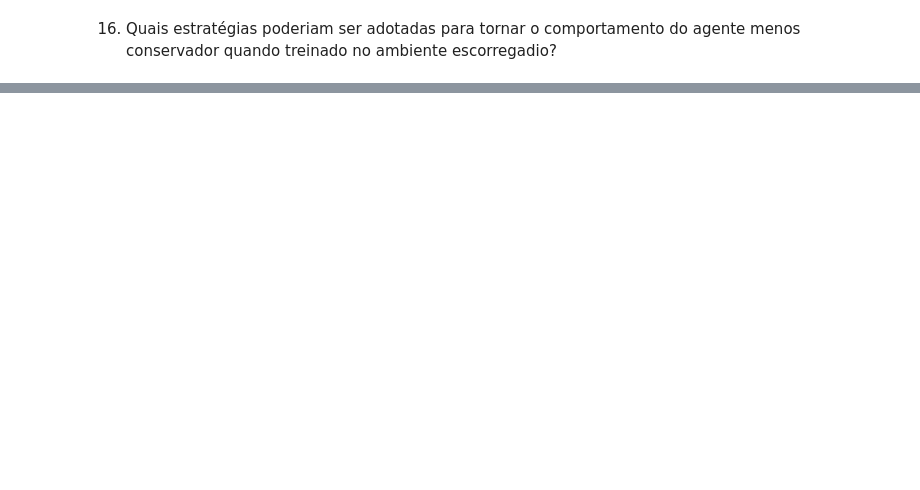
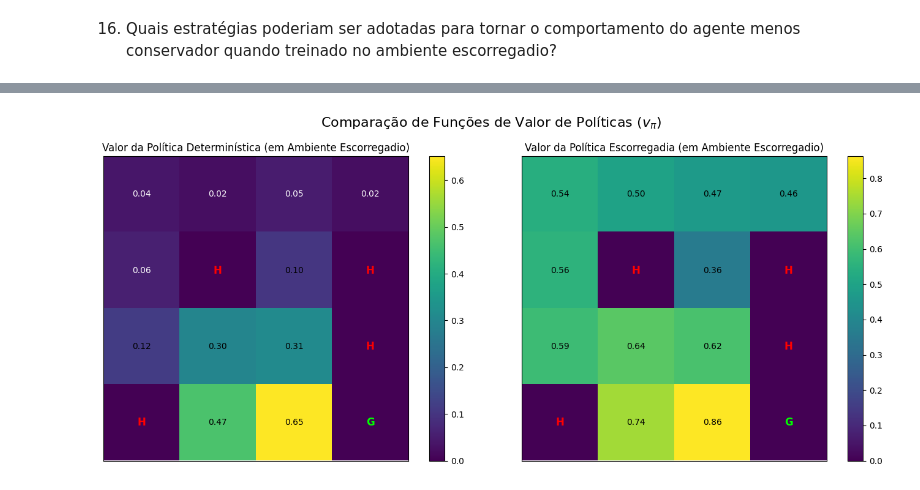
Before and after one commit to ARRETdaniel/25-2_aprendizado-por-reforco, a Jupyter notebook: L1/ps1-copy-dev.ipynb, the cells around one changed output, grey strips where cells are left out. Saved outputs shown, nothing was run; the diff lists cells and outputs as text; code cells hidden in the pictures; blank space fills up the shorter version.

```diff
--- a/L1/ps1-copy-dev.ipynb
+++ b/L1/ps1-copy-dev.ipynb
@@ -740,0 +714,96 @@ Do ponto de vista de um desenvolvedor focado em segurança e otimalidade, a pol
+# %%
+# ==============================================
+# Função de Plotagem
+# ==============================================
+
+def plot_value_function(V, desc, ax, title):
+    """
+    Plota a função de valor V em um grid representando o ambiente Frozen Lake.
+    """
+    n_rows, n_cols = desc.shape
+    V_reshaped = V.reshape(n_rows, n_cols)
+
+    im = ax.imshow(V_reshaped, cmap='viridis', interpolation='nearest')
+
+    fig = plt.gcf() # Obtém a figura atual para a colorbar
+
+    # Adiciona anotações de texto em cada célula
+    for i in range(n_rows):
+        for j in range(n_cols):
+            val = V_reshaped[i, j]
+            # Ajusta a cor do texto para melhor contraste com o fundo da célula
+            text_color = "white" if val < V_reshaped.mean() * 0.75 else "black"
+
+            # Marca os buracos (H) e o objetivo (G) para clareza
+            if desc[i, j] == b'H':
+                cell_text = "H"
+                ax.text(j, i, cell_text, ha="center", va="center", color="red", weight="bold", fontsize=12)
+            elif desc[i, j] == b'G':
+                cell_text = "G"
+                ax.text(j, i, cell_text, ha="center", va="center", color="lime", weight="bold", fontsize=12)
+            else:
+                cell_text = f"{val:.2f}"
+                ax.text(j, i, cell_text, ha="center", va="center", color=text_color, fontsize=10)
+
+    fig.colorbar(im, ax=ax)
+    ax.set_title(title)
+    ax.set_xticks([])
+    ax.set_yticks([])
+
+# ==============================================
+# Avaliação das Políticas no Ambiente Escorregadio
+# ==============================================
+
+print("Avaliando as políticas no ambiente escorregadio...")
+
+# Parâmetros para a avaliação
+gamma = 0.99
+theta = 1e-8
+
+# Abre o ambiente escorregadio uma vez para as duas avaliações
+env_slippery = gym.make("FrozenLake-v1", map_name="4x4", is_slippery=True)
+desc_slippery = env_slippery.unwrapped.desc
+
+# 1. Avalia a política treinada no ambiente DETERMINÍSTICO
+#    quando executada no ambiente ESCORREGADIO.
+V_deterministic_in_slippery, _ = init_policy_iteration(env_slippery)
+evaluate_policy(env_slippery, policy_iteration_deterministic, V_deterministic_in_slippery, gamma, theta)
+print("Avaliação da política determinística concluída.")
+
+# 2. Avalia a política treinada no ambiente ESCORREGADIO
+#    quando executada no mesmo ambiente ESCORREGADIO.
+V_slippery_in_slippery, _ = init_policy_iteration(env_slippery)
+evaluate_policy(env_slippery, policy_iteration_slippery, V_slippery_in_slippery, gamma, theta)
+print("Avaliação da política escorregadia concluída.")
+
+env_slippery.close()
+
+# ==============================================
+# Geração do Gráfico Comparativo
+# ==============================================
+
+fig, axes = plt.subplots(1, 2, figsize=(14, 6))
+
+# Gráfico para a política determinística
+plot_value_function(
+    V_deterministic_in_slippery,
+    desc_slippery,
+    axes[0],
+    "Valor da Política Determinística (em Ambiente Escorregadio)"
+)
+
+# Gráfico para a política escorregadia
+plot_value_function(
+    V_slippery_in_slippery,
+    desc_slippery,
+    axes[1],
+    "Valor da Política Escorregadia (em Ambiente Escorregadio)"
+)
+
+fig.suptitle("Comparação de Funções de Valor de Políticas ($v_\\pi$)", fontsize=16)
+plt.tight_layout(rect=[0, 0, 1, 0.96])
+plt.savefig("policy_value_comparison.png")
+
+print("\nGráfico 'policy_value_comparison.png' foi salvo no diretório atual.")
+plt.show()
+# %% [output]
@@ -740,0 +815 @@ Do ponto de vista de um desenvolvedor focado em segurança e otimalidade, a pol
+[figure, added]
```
Also changed, not shown: parts of 7 cells of this notebook, 7 other files.
